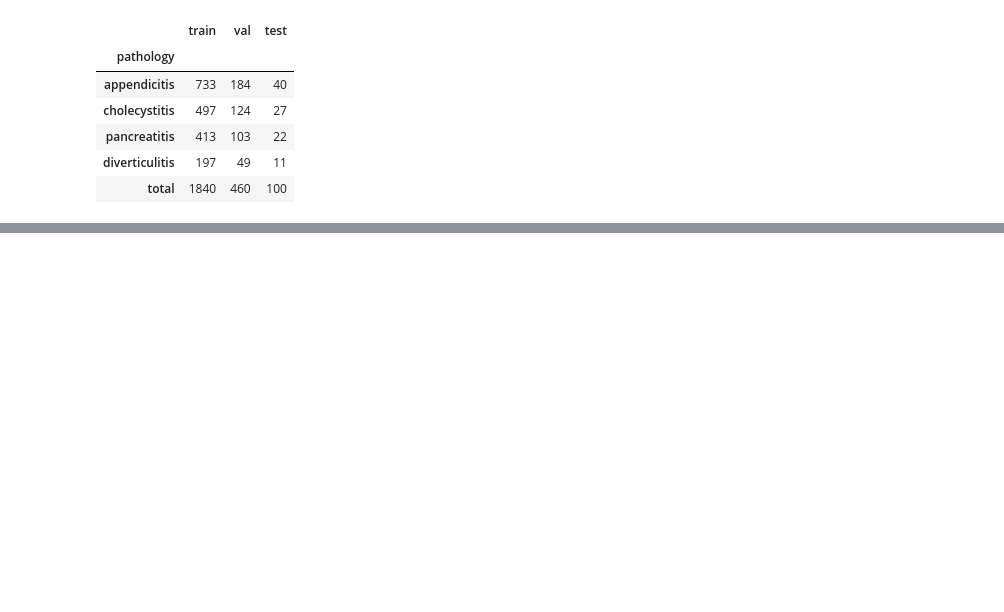
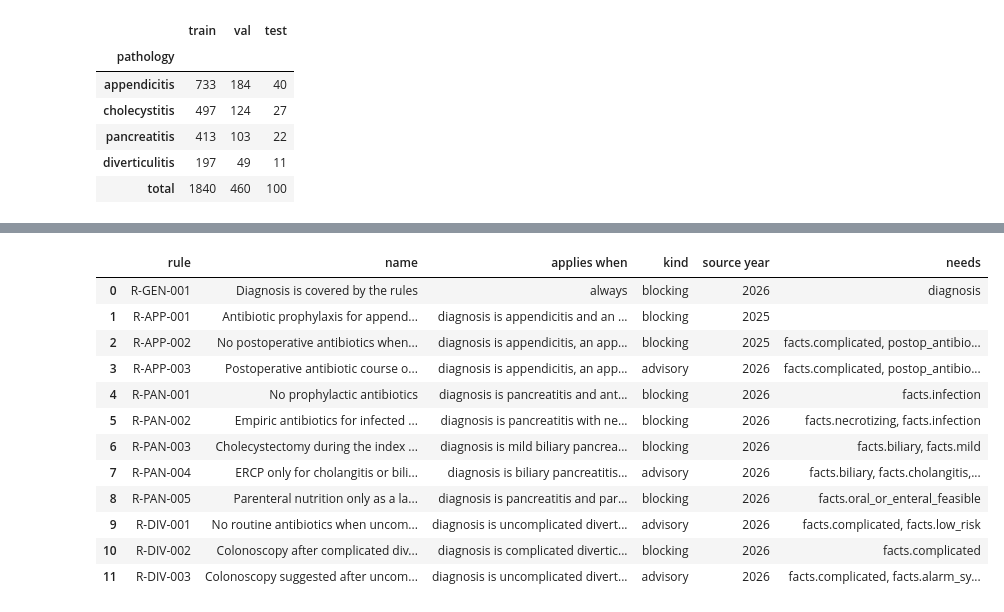
Before and after one commit to Akashkumarsenthil/Clinical-Discharge-Treatment-Plan-Verification, a Jupyter notebook: notebooks/data_pipeline_demo.ipynb, the cells around one changed output, grey strips where cells are left out. Saved outputs shown, nothing was run; the diff lists cells and outputs as text; code cells hidden in the pictures; blank space fills up the shorter version.

```diff
--- a/notebooks/data_pipeline_demo.ipynb
+++ b/notebooks/data_pipeline_demo.ipynb
@@ -697,0 +968,30 @@ Saved: data/splits/ext_cdm_splits_v2.json
+# %%
+from clinverify.rules.catalog import catalog
+from clinverify.verifier.z3_verifier import verify
+
+rule_table = pd.DataFrame([
+    {
+        "rule": r.id,
+        "name": r.name,
+        "applies when": r.applies_when,
+        "kind": "advisory" if r.advisory else "blocking",
+        "source year": r.source_date,
+        "needs": ", ".join(r.requires),
+    }
+    for r in catalog
+])
+rule_table
+# %% [output]
+|  | rule | name | applies when | kind | source year | needs |
+| 0 | R-GEN-001 | Diagnosis is covered by the rules | always | blocking | 2026 | diagnosis |
+| 1 | R-APP-001 | Antibiotic prophylaxis for append... | diagnosis is appendicitis and an ... | blocking | 2025 |  |
+| 2 | R-APP-002 | No postoperative antibiotics when... | diagnosis is appendicitis, an app... | blocking | 2025 | facts.complicated, postop_antibio... |
+| 3 | R-APP-003 | Postoperative antibiotic course o... | diagnosis is appendicitis, an app... | advisory | 2026 | facts.complicated, postop_antibio... |
+| 4 | R-PAN-001 | No prophylactic antibiotics | diagnosis is pancreatitis and ant... | blocking | 2026 | facts.infection |
+| 5 | R-PAN-002 | Empiric antibiotics for infected ... | diagnosis is pancreatitis with ne... | blocking | 2026 | facts.necrotizing, facts.infection |
+| 6 | R-PAN-003 | Cholecystectomy during the index ... | diagnosis is mild biliary pancrea... | blocking | 2026 | facts.biliary, facts.mild |
+| 7 | R-PAN-004 | ERCP only for cholangitis or bili... | diagnosis is biliary pancreatitis... | advisory | 2026 | facts.biliary, facts.cholangitis,... |
+| 8 | R-PAN-005 | Parenteral nutrition only as a la... | diagnosis is pancreatitis and par... | blocking | 2026 | facts.oral_or_enteral_feasible |
+| 9 | R-DIV-001 | No routine antibiotics when uncom... | diagnosis is uncomplicated divert... | advisory | 2026 | facts.complicated, facts.low_risk |
+| 10 | R-DIV-002 | Colonoscopy after complicated div... | diagnosis is complicated divertic... | blocking | 2026 | facts.complicated |
+| 11 | R-DIV-003 | Colonoscopy suggested after uncom... | diagnosis is uncomplicated divert... | advisory | 2026 | facts.complicated, facts.alarm_sy... |
```
Also changed, not shown: parts of 29 cells of this notebook, 2 other files.
